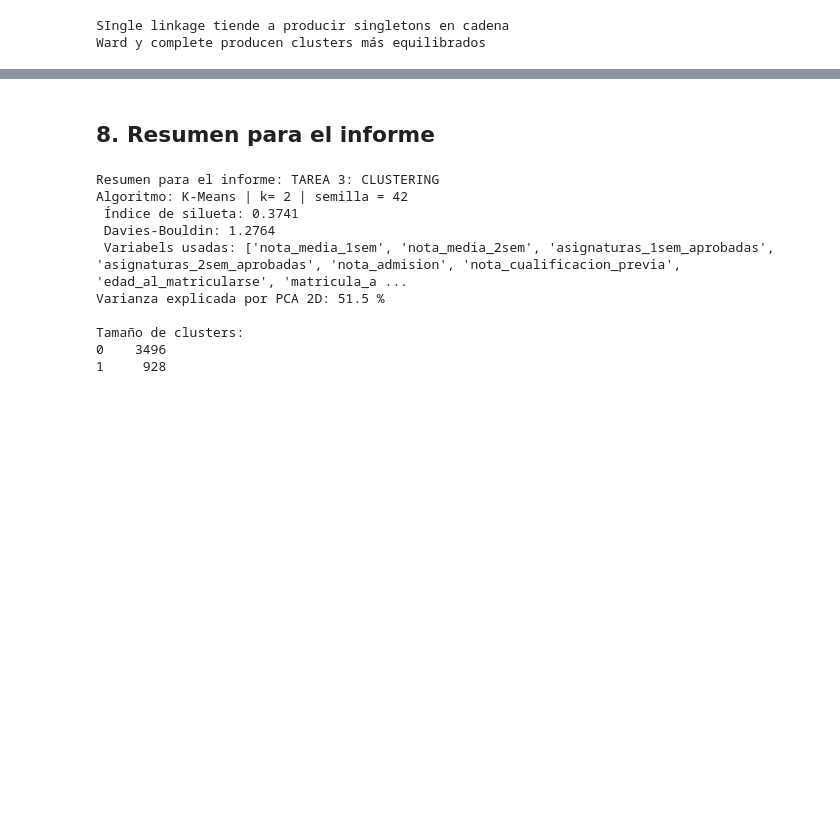
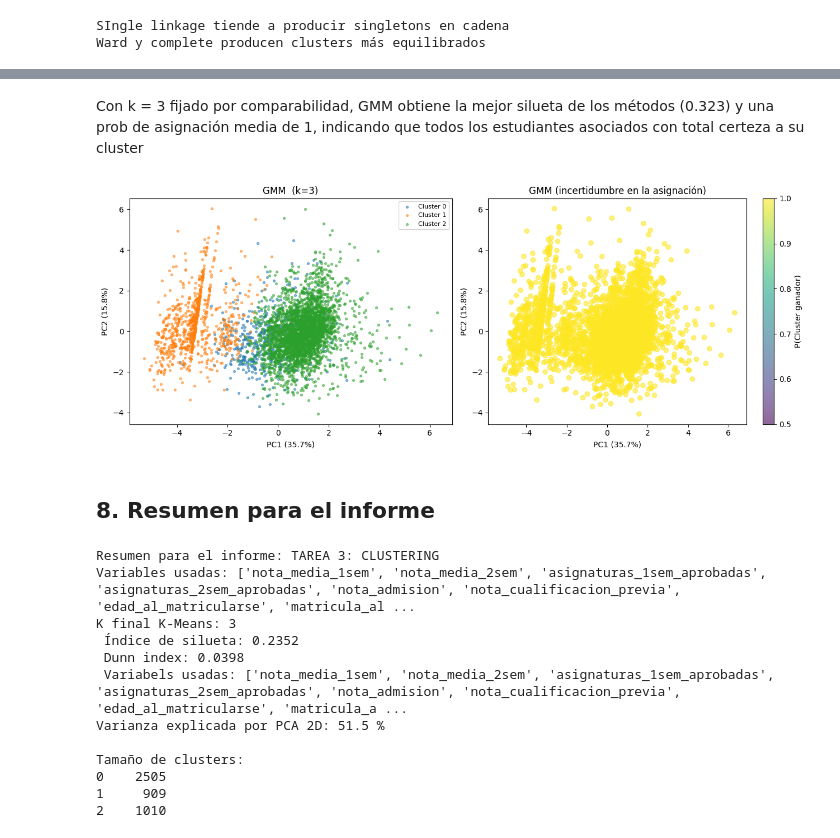
Before and after one commit to adrianalorenzo/ML_proyecto_final, a Jupyter notebook: notebooks/05_clustering.ipynb, the cells around one changed output, grey strips where cells are left out. Cells and saved outputs as stored; diff of their text form; code cells hidden in the pictures; blank space fills up the shorter version.

```diff
--- a/notebooks/05_clustering.ipynb
+++ b/notebooks/05_clustering.ipynb
@@ -535,0 +650,16 @@ Ward y complete producen clusters más equilibrados
+# %%
+#ajustamos GMM con k óptimo
+gmm_final = GaussianMixture(n_components=3, random_state=semilla, n_init=5) #fijamos k=3 por comparabilidad
+gmm_final.fit(X_sc)
+labels_gmm = gmm_final.predict(X_sc)
+probs_gmm = gmm_final.predict_proba(X_sc) #probabilidades de pertenencia
+
+sil_gm = silhouette_score(X_sc, labels_gmm)
+print(f'GMM K=3. Silueta: {sil_gm:.4f}')
+print(f'Tamaño de clusters GMM')
+print(pd.Series(labels_gmm).value_counts().sort_index())
+
+#prob media de pertenencia
+max_probs = probs_gmm.max(axis=1)
+print(f'\nProb media de asignación al cluster ganador: {max_probs.mean():.4f}')
+print(f'Puntos con prob < 0.6 (Asignación incierta): {(max_probs < 0.6).sum()}')
@@ -536,13 +676,40 @@ Ward y complete producen clusters más equilibrados
+# %% [markdown]
+Con k = 3 fijado por comparabilidad, GMM obtiene la mejor silueta de los métodos (0.323) y una prob de asignación media de 1, indicando que todos los estudiantes asociados con total certeza a su cluster
+# %%
+#visualizacion GMM en 2D
+fig, axes = plt.subplots(1,2, figsize=(13,5))
+
+for cl in range(3):
+    mask = labels_gmm == cl
+    axes[0].scatter(X_pca2[mask,0], X_pca2[mask,1], s=8, alpha=0.5, label=f'Cluster {cl}')
+
+axes[0].set_title(f'GMM  (k=3)')
+axes[0].set_xlabel(f'PC1 ({var1:.1f}%)')
+axes[0].set_ylabel(f'PC2 ({var2:.1f}%)')
+axes[0].legend(fontsize=8)
+
+#coloreado por incertidumbre (prob. del cluster ganador)
+sc = axes[1].scatter(X_pca2[:,0], X_pca2[:,1], c=max_probs, alpha=0.6, vmin=0.5, vmax=1)
+plt.colorbar(sc, ax=axes[1], label='P(Cluster ganador)')
+axes[1].set_title('GMM (incertidumbre en la asignación)')
+axes[1].set_xlabel(f'PC1 ({var1:.1f}%)')
+axes[1].set_ylabel(f'PC2 ({var2:.1f}%)')
+
+plt.tight_layout()
+plt.savefig('../figuras/gmm_clusters.png')
+plt.show()
+# %% [output]
+[figure, added]
 # %% [markdown]
 ## 8. Resumen para el informe
 # %%
 print("Resumen para el informe: TAREA 3: CLUSTERING")
 
-print(f'Algoritmo: K-Means | k= {K_final} | semilla = 42')
 
-
+print(f'Variables usadas: {vars_cluster}')
+print(f'K final K-Means: {K_final}')
 print(f" Índice de silueta: {silhouette_score(X_sc, labels):.4f}")
-print(f" Davies-Bouldin: {davies_bouldin_score(X_sc, labels):.4f}")
+print(f" Dunn index: {dunn_index(X_sc, labels):.4f}")
 print(f" Variabels usadas: {vars_cluster}")
 print(f'Varianza explicada por PCA 2D: {var1+var2:.1f} %')
 
@@ -550,12 +717,14 @@ print('\nTamaño de clusters: ')
 print(pd.Series(labels).value_counts().sort_index().to_string())
 # %% [output]
 Resumen para el informe: TAREA 3: CLUSTERING
-Algoritmo: K-Means | k= 2 | semilla = 42
- Índice de silueta: 0.3741
- Davies-Bouldin: 1.2764
+Variables usadas: ['nota_media_1sem', 'nota_media_2sem', 'asignaturas_1sem_aprobadas', 'asignaturas_2sem_aprobadas', 'nota_admision', 'nota_cualificacion_previa', 'edad_al_matricularse', 'matricula_al ...
+K final K-Means: 3
+ Índice de silueta: 0.2352
+ Dunn index: 0.0398
  Variabels usadas: ['nota_media_1sem', 'nota_media_2sem', 'asignaturas_1sem_aprobadas', 'asignaturas_2sem_aprobadas', 'nota_admision', 'nota_cualificacion_previa', 'edad_al_matricularse', 'matricula_a ...
 Varianza explicada por PCA 2D: 51.5 %
 
 Tamaño de clusters:
-0    3496
-1     928
+0    2505
+1     909
+2    1010
```
Also changed, not shown: parts of 11 cells of this notebook, 3 other files.
